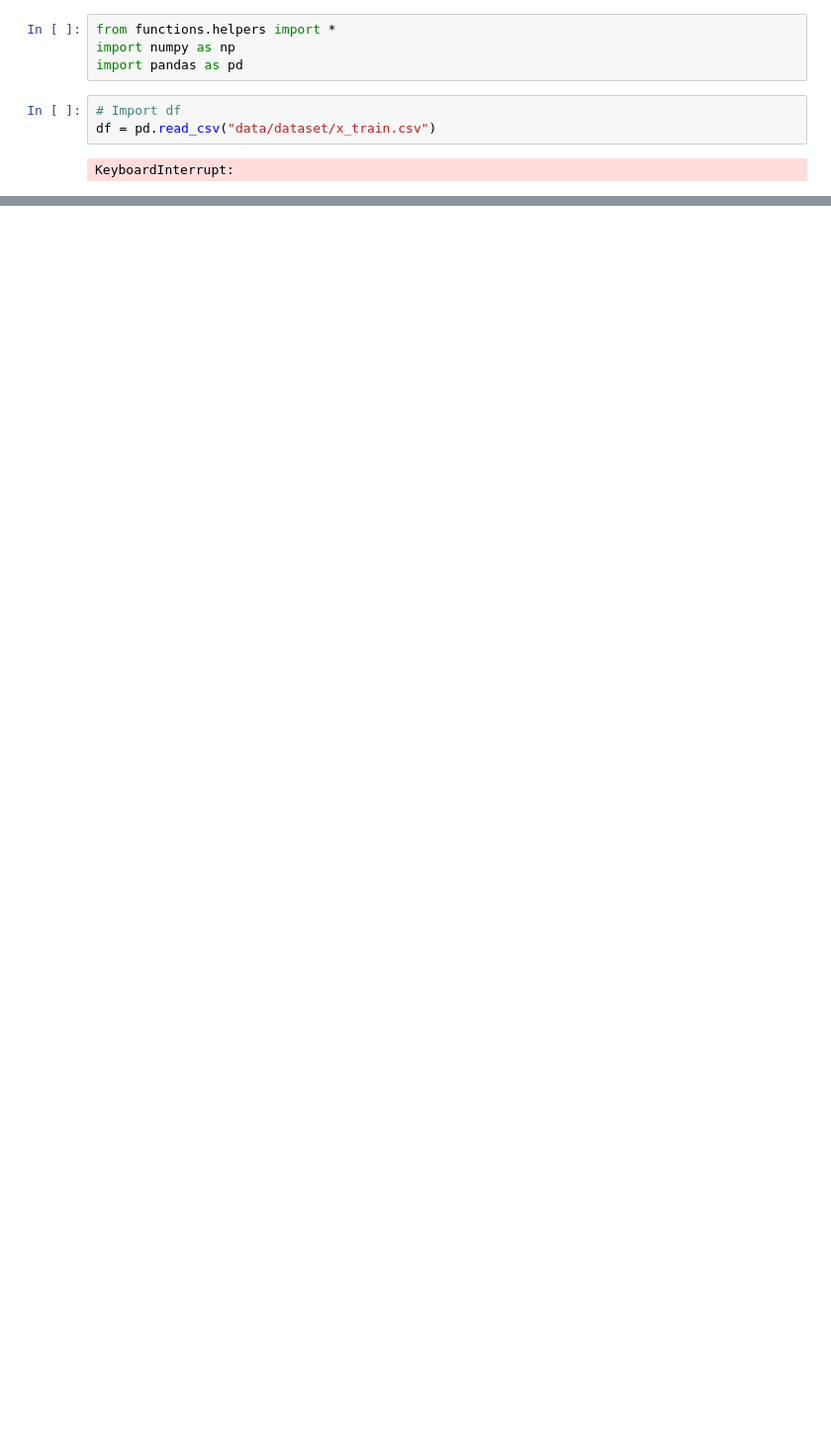
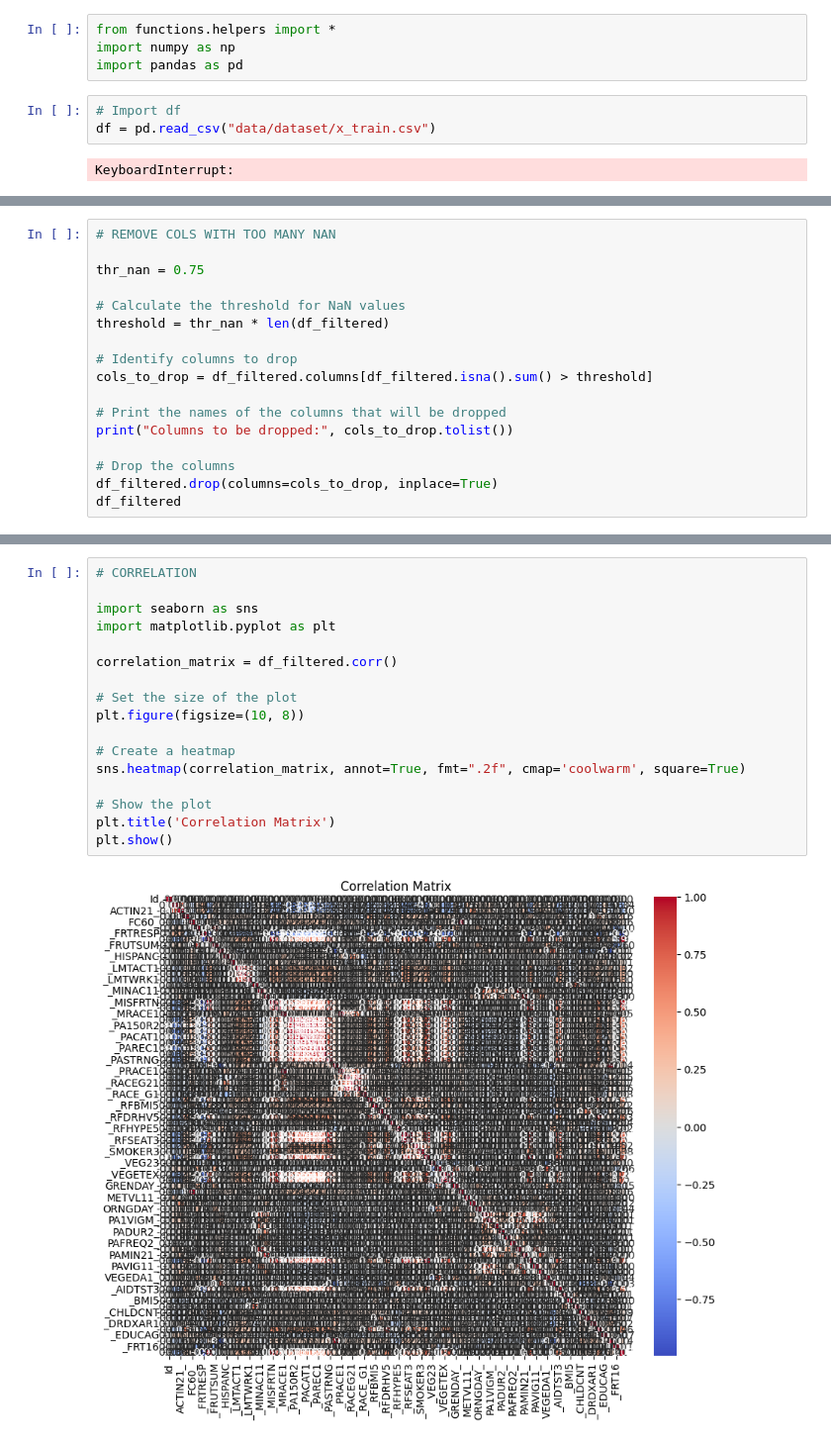
Before and after one commit to 8gabri8/heart_attack_ML, a Jupyter notebook: EDA.ipynb, the cells around one changed output, grey strips where cells are left out. Shown at 99% size. Cells and saved outputs as stored; diff of their text form; blank space fills up the shorter version.

```diff
--- a/EDA.ipynb
+++ b/EDA.ipynb
@@ -77,0 +137,17 @@ len(df_filtered.columns)
+# %%
+# REMOVE COLS WITH TOO MANY NAN
+
+thr_nan = 0.75
+
+# Calculate the threshold for NaN values
+threshold = thr_nan * len(df_filtered)
+
+# Identify columns to drop
+cols_to_drop = df_filtered.columns[df_filtered.isna().sum() > threshold]
+
+# Print the names of the columns that will be dropped
+print("Columns to be dropped:", cols_to_drop.tolist())
+
+# Drop the columns
+df_filtered.drop(columns=cols_to_drop, inplace=True)
+df_filtered
@@ -92,0 +227,19 @@ len(df_filtered.columns)
+# %%
+# CORRELATION
+
+import seaborn as sns
+import matplotlib.pyplot as plt
+
+correlation_matrix = df_filtered.corr()
+
+# Set the size of the plot
+plt.figure(figsize=(10, 8))
+
+# Create a heatmap
+sns.heatmap(correlation_matrix, annot=True, fmt=".2f", cmap='coolwarm', square=True)
+
+# Show the plot
+plt.title('Correlation Matrix')
+plt.show()
+# %% [output]
+[figure, added]
```
Also changed, not shown: parts of 21 cells of this notebook, 1 other file.
